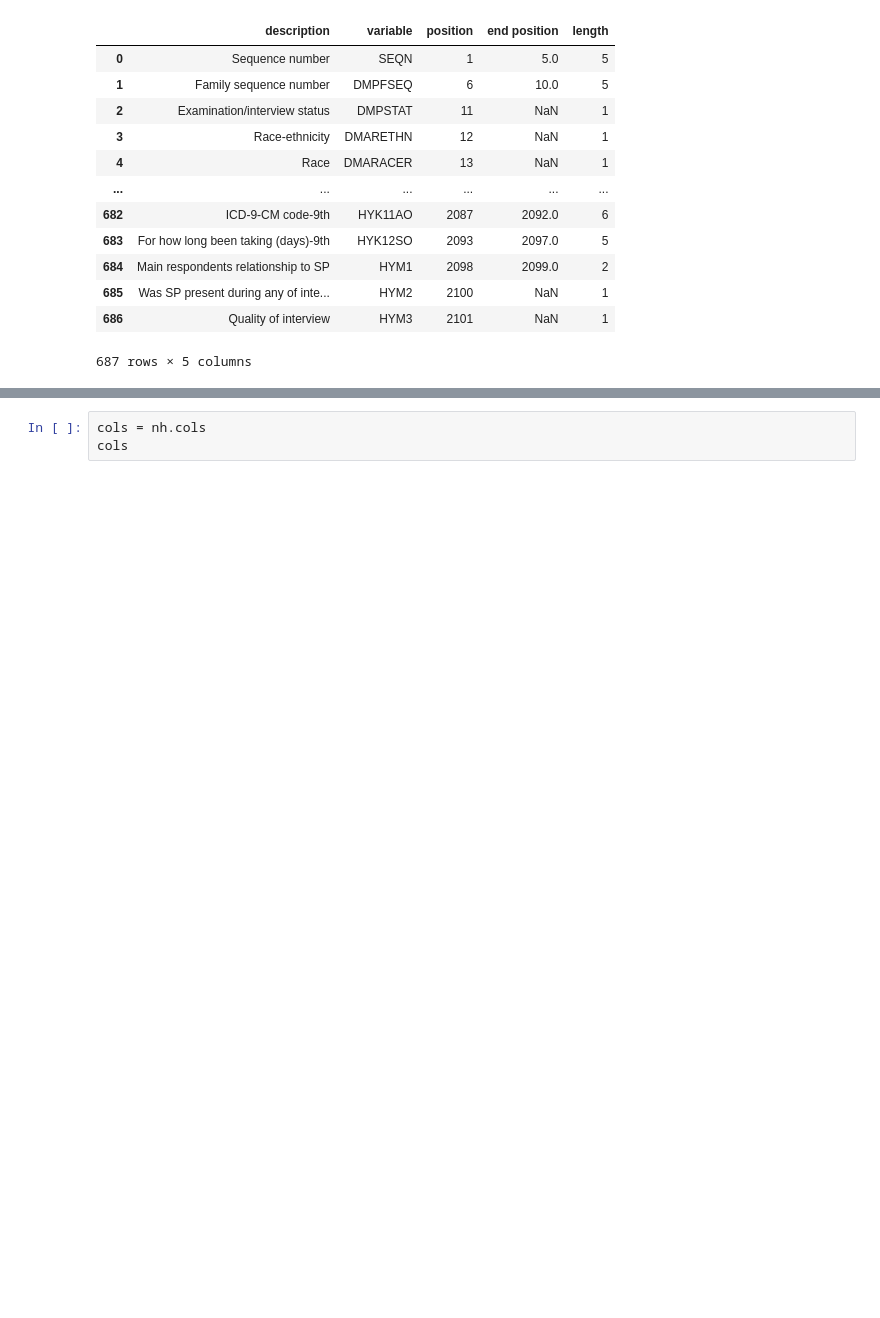
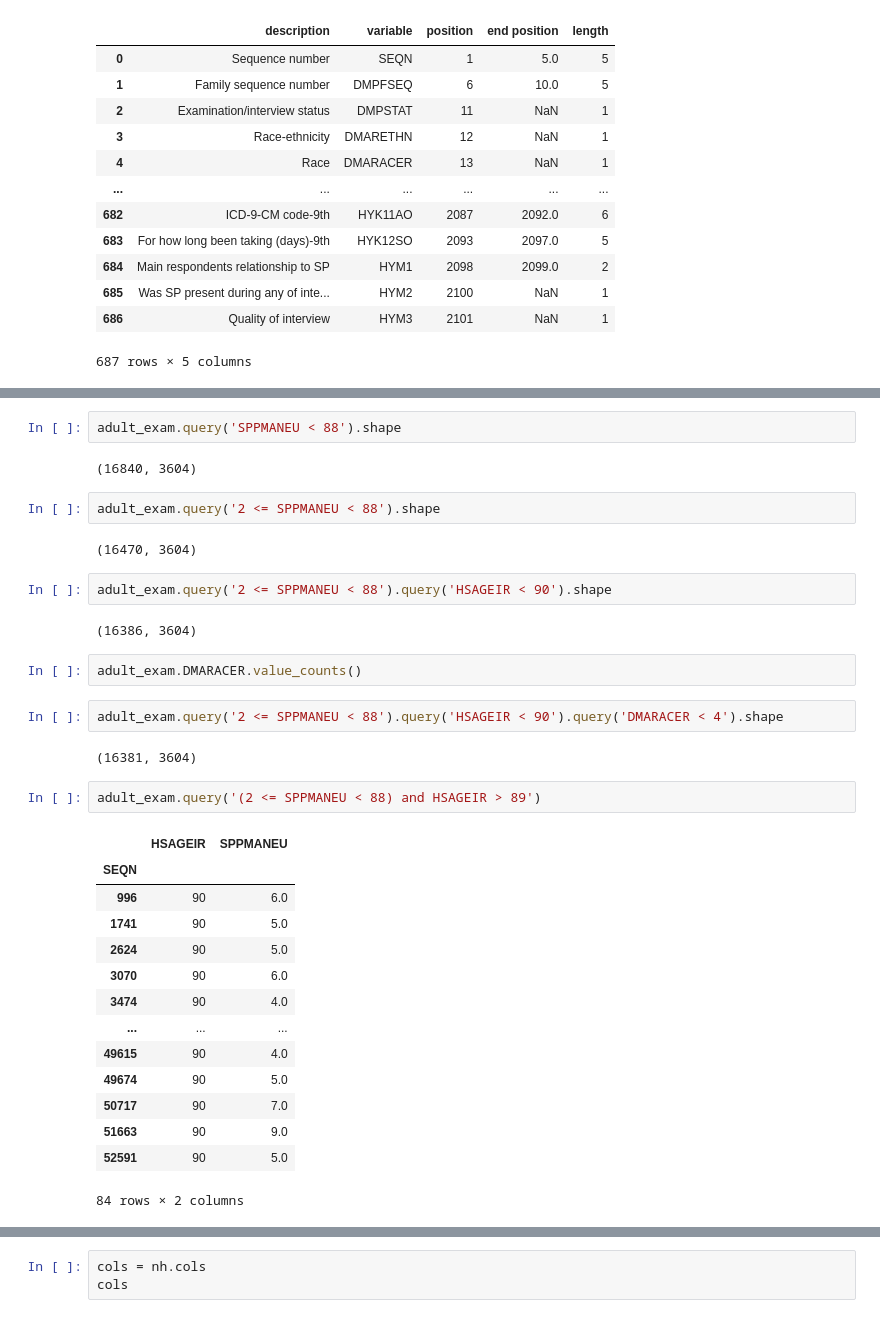
Before and after one commit to climatebrad/nhanes, a Jupyter notebook: nhanes.ipynb, the cells around one changed output, grey strips where cells are left out. Drawn from its saved outputs; the diff is of its cells as text; blank space fills up the shorter version.

```diff
--- a/nhanes.ipynb
+++ b/nhanes.ipynb
@@ -76,0 +110,35 @@ nh.data
+# %%
+adult_exam.query('SPPMANEU < 88').shape
+# %% [output]
+(16840, 3604)
+# %%
+adult_exam.query('2 <= SPPMANEU < 88').shape
+# %% [output]
+(16470, 3604)
+# %%
+adult_exam.query('2 <= SPPMANEU < 88').query('HSAGEIR < 90').shape
+# %% [output]
+(16386, 3604)
+# %%
+adult_exam.DMARACER.value_counts()
+# %%
+adult_exam.query('2 <= SPPMANEU < 88').query('HSAGEIR < 90').query('DMARACER < 4').shape
+# %% [output]
+(16381, 3604)
+# %%
+adult_exam.query('(2 <= SPPMANEU < 88) and HSAGEIR > 89')
+# %% [output]
+|  | HSAGEIR | SPPMANEU |
+| SEQN |  |  |
+| 996 | 90 | 6.0 |
+| 1741 | 90 | 5.0 |
+| 2624 | 90 | 5.0 |
+| 3070 | 90 | 6.0 |
+| 3474 | 90 | 4.0 |
+| ... | ... | ... |
+| 49615 | 90 | 4.0 |
+| 49674 | 90 | 5.0 |
+| 50717 | 90 | 7.0 |
+| 51663 | 90 | 9.0 |
+| 52591 | 90 | 5.0 |
+84 rows × 2 columns
```
Also changed, not shown: parts of 12 cells of this notebook, 1 other file.
